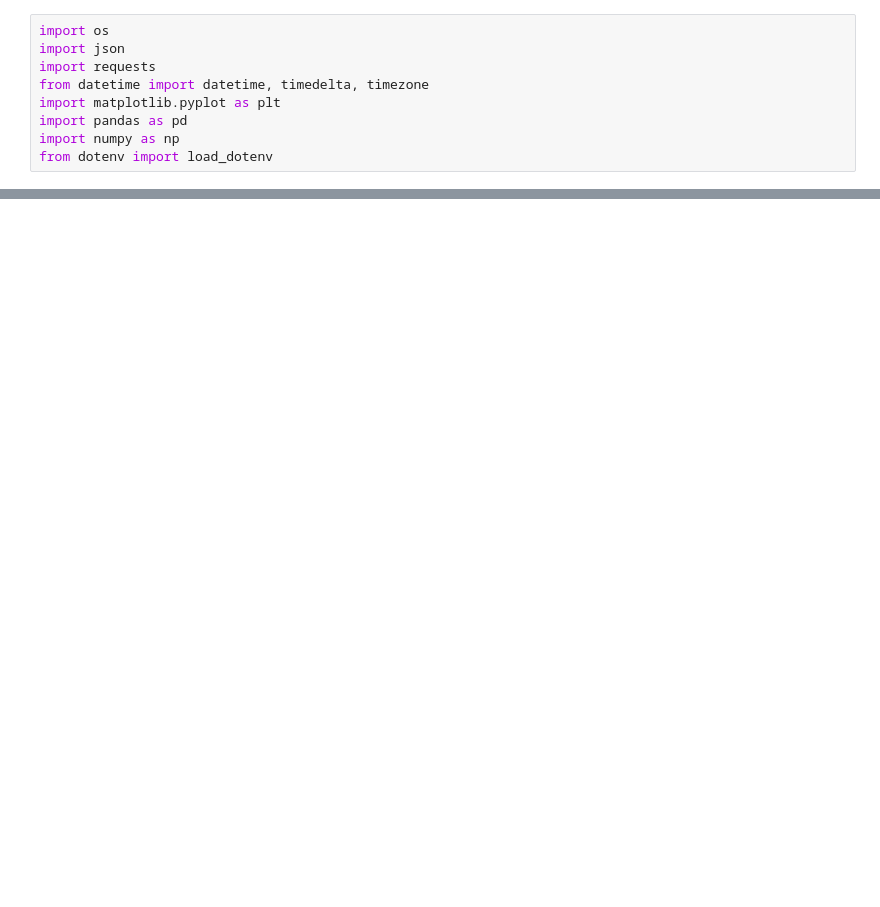
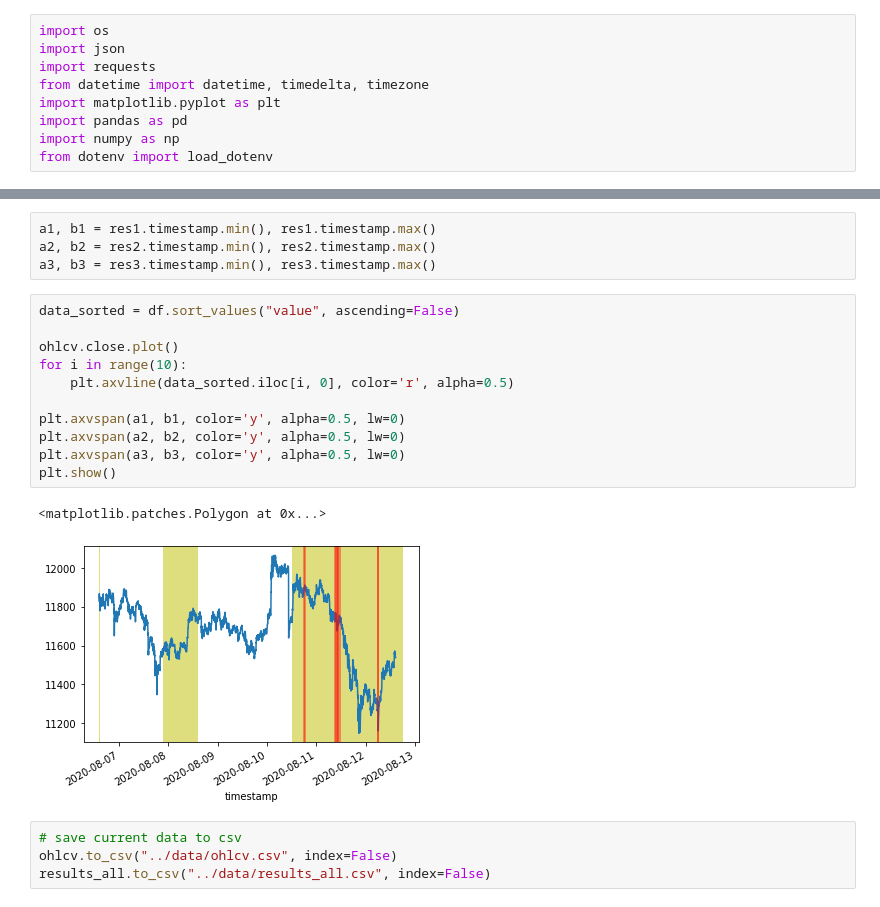
Before and after one commit to amberdata/evan-blog-posts, a Jupyter notebook: txn-mempool/notebooks/1.0-ea-analysis.ipynb, the cells around one changed output, grey strips where cells are left out. Saved outputs shown, nothing was run; the diff lists cells and outputs as text; blank space fills up the shorter version.

```diff
--- a/txn-mempool/notebooks/1.0-ea-analysis.ipynb
+++ b/txn-mempool/notebooks/1.0-ea-analysis.ipynb
@@ -147,0 +154,22 @@ df.sort_values("value", ascending=False).iloc[:25]
+# %%
+a1, b1 = res1.timestamp.min(), res1.timestamp.max()
+a2, b2 = res2.timestamp.min(), res2.timestamp.max()
+a3, b3 = res3.timestamp.min(), res3.timestamp.max()
+# %%
+data_sorted = df.sort_values("value", ascending=False)
+
+ohlcv.close.plot()
+for i in range(10):
+    plt.axvline(data_sorted.iloc[i, 0], color='r', alpha=0.5)
+
+plt.axvspan(a1, b1, color='y', alpha=0.5, lw=0)
+plt.axvspan(a2, b2, color='y', alpha=0.5, lw=0)
+plt.axvspan(a3, b3, color='y', alpha=0.5, lw=0)
+plt.show()
+# %% [output]
+<matplotlib.patches.Polygon at 0x...>
+[figure, added]
+# %%
+# save current data to csv
+ohlcv.to_csv("../data/ohlcv.csv", index=False)
+results_all.to_csv("../data/results_all.csv", index=False)
```
Also changed, not shown: parts of 19 cells of this notebook.
